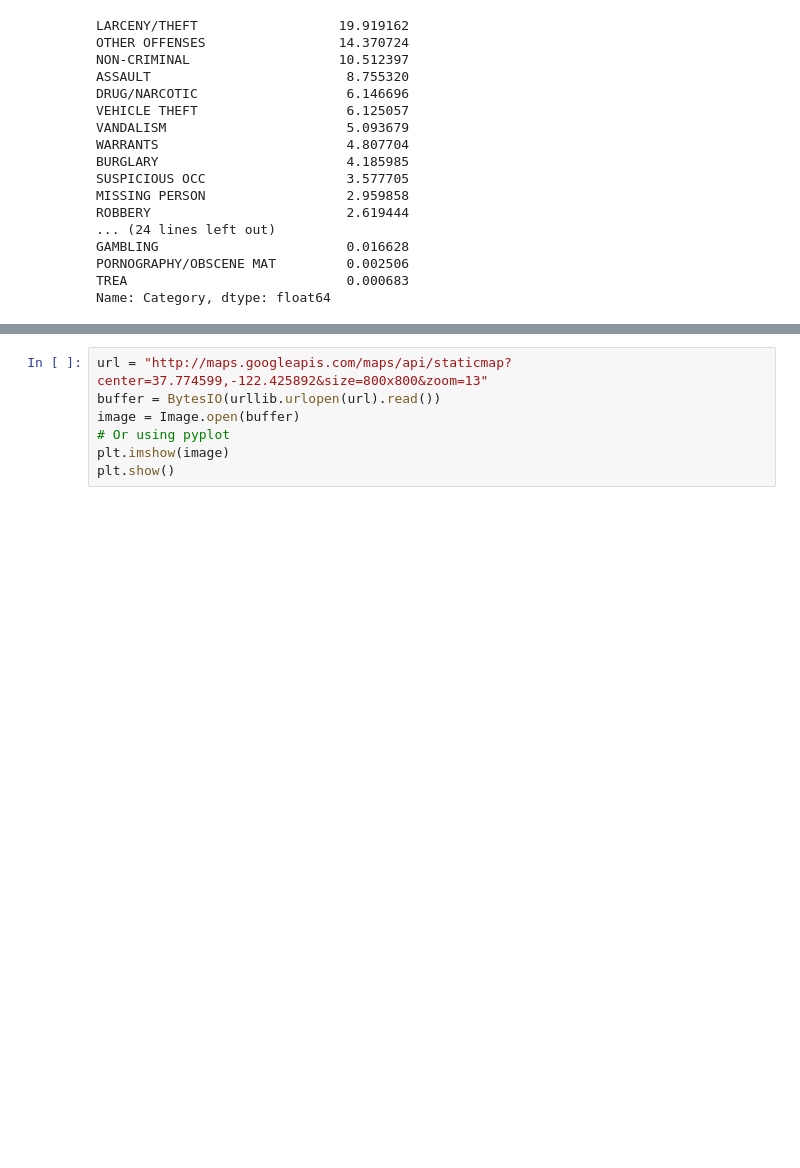
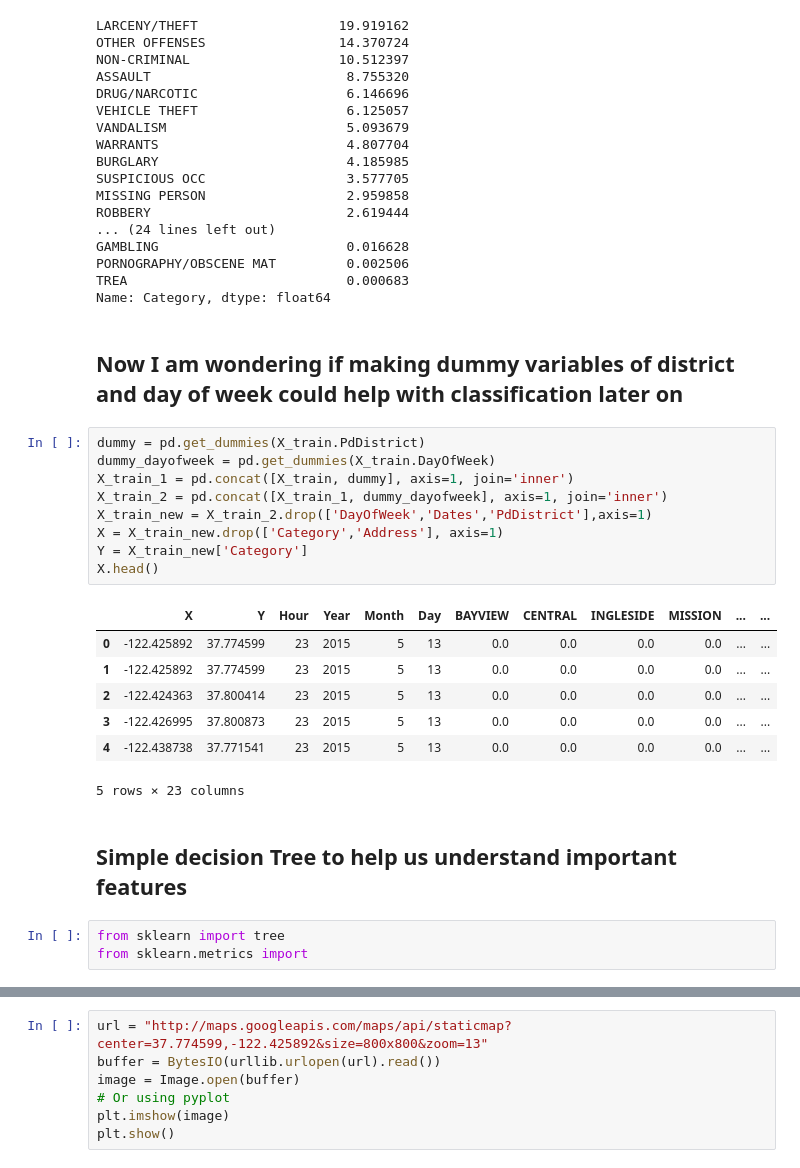
Before and after one commit to jinxinma/ml_project, a Jupyter notebook: EDA.ipynb, the cells around one changed output, grey strips where cells are left out. Cells and saved outputs as stored; diff of their text form; blank space fills up the shorter version.

```diff
--- a/EDA.ipynb
+++ b/EDA.ipynb
@@ -109,3 +109,27 @@ GAMBLING                        0.016628
 PORNOGRAPHY/OBSCENE MAT         0.002506
 TREA                            0.000683
 Name: Category, dtype: float64
+# %% [markdown]
+## Now I am wondering if making dummy variables of district and day of week could help with classification later on
+# %%
+dummy = pd.get_dummies(X_train.PdDistrict)
+dummy_dayofweek = pd.get_dummies(X_train.DayOfWeek)
+X_train_1 = pd.concat([X_train, dummy], axis=1, join='inner')
+X_train_2 = pd.concat([X_train_1, dummy_dayofweek], axis=1, join='inner')
+X_train_new = X_train_2.drop(['DayOfWeek','Dates','PdDistrict'],axis=1)
+X = X_train_new.drop(['Category','Address'], axis=1)
+Y = X_train_new['Category']
+X.head()
+# %% [output]
+|  | X | Y | Hour | Year | Month | Day | BAYVIEW | CENTRAL | INGLESIDE | MISSION | ... | ... |
+| 0 | -122.425892 | 37.774599 | 23 | 2015 | 5 | 13 | 0.0 | 0.0 | 0.0 | 0.0 | ... | ... |
+| 1 | -122.425892 | 37.774599 | 23 | 2015 | 5 | 13 | 0.0 | 0.0 | 0.0 | 0.0 | ... | ... |
+| 2 | -122.424363 | 37.800414 | 23 | 2015 | 5 | 13 | 0.0 | 0.0 | 0.0 | 0.0 | ... | ... |
+| 3 | -122.426995 | 37.800873 | 23 | 2015 | 5 | 13 | 0.0 | 0.0 | 0.0 | 0.0 | ... | ... |
+| 4 | -122.438738 | 37.771541 | 23 | 2015 | 5 | 13 | 0.0 | 0.0 | 0.0 | 0.0 | ... | ... |
+5 rows × 23 columns
+# %% [markdown]
+## Simple decision Tree to help us understand important features
+# %%
+from sklearn import tree
+from sklearn.metrics import
```
Also changed, not shown: parts of 2 cells of this notebook.
